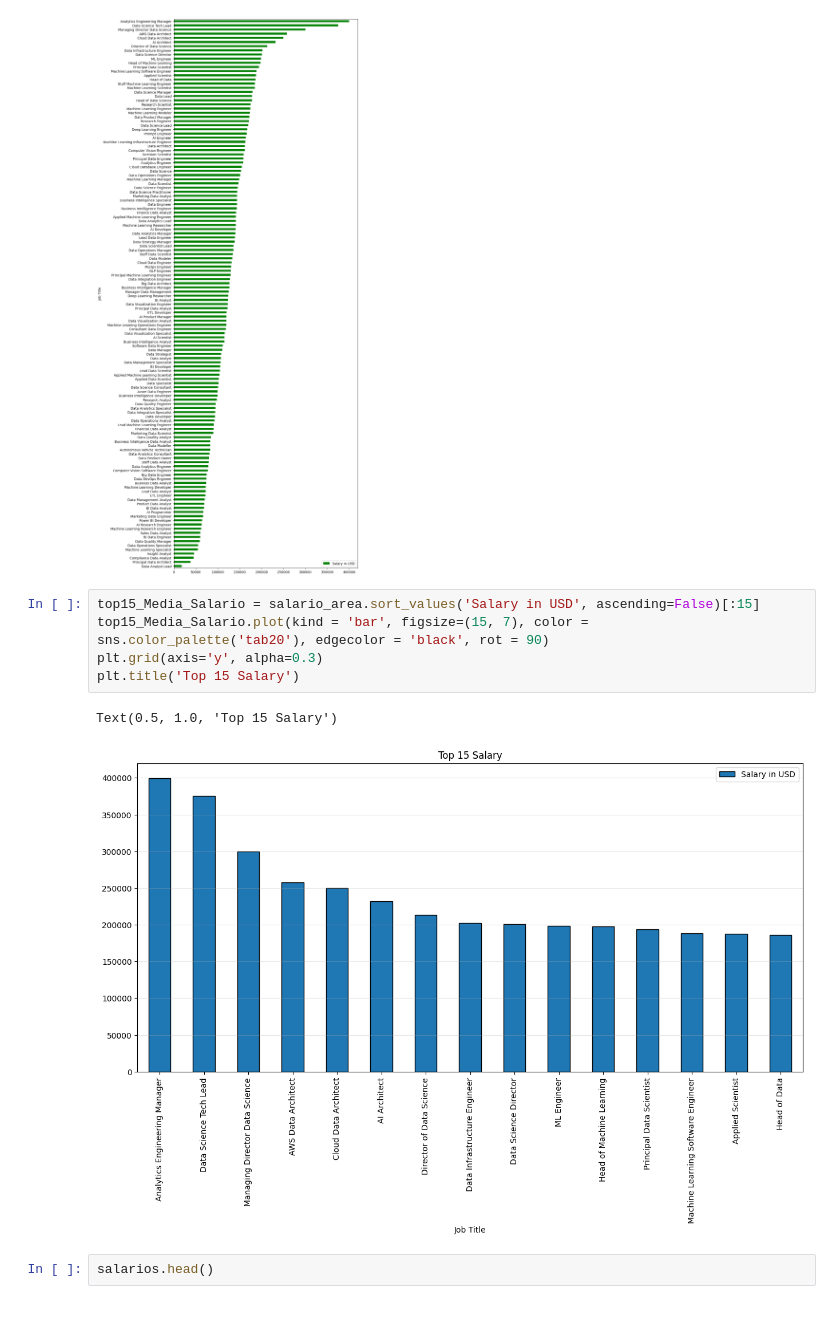
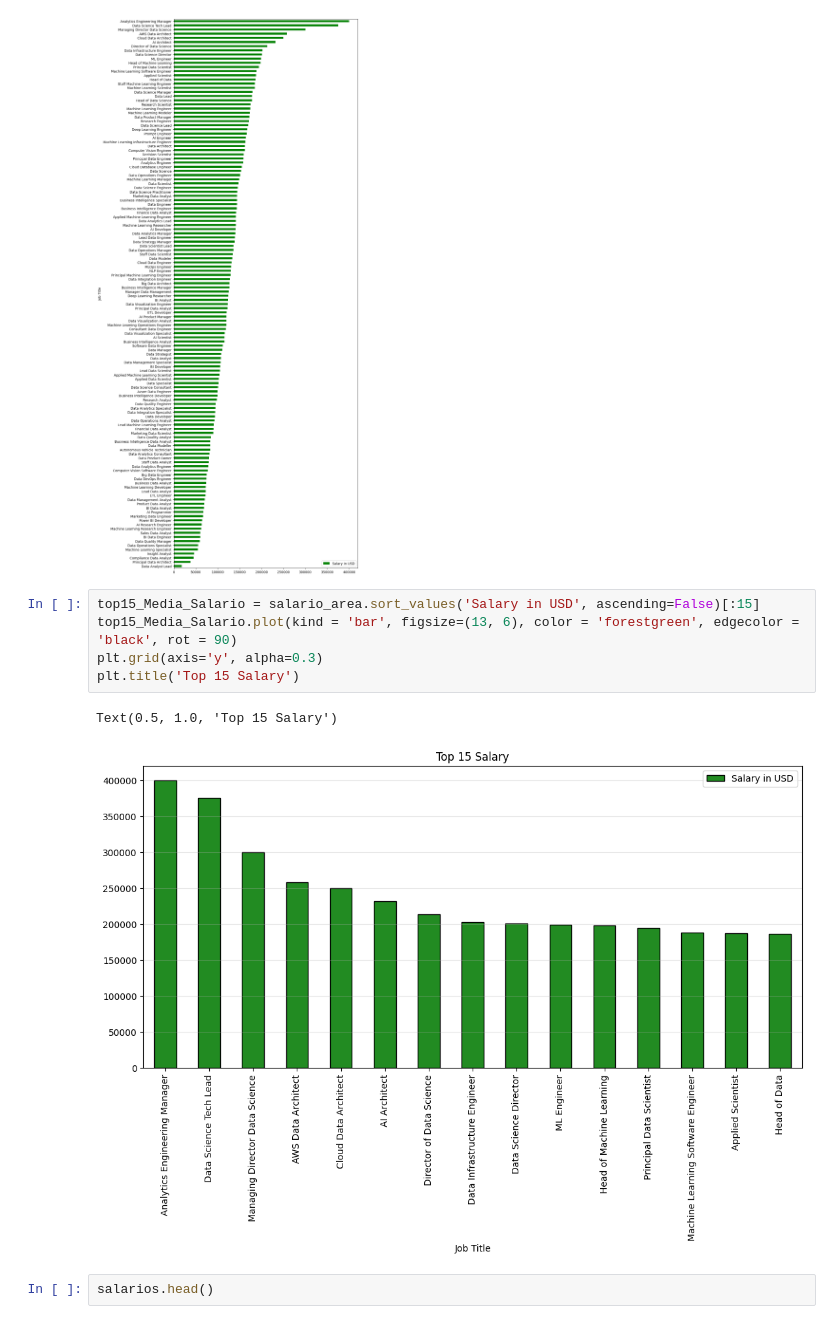
Before and after one commit to LiliamLtx/DataScience, a Jupyter notebook: salarios2024.ipynb, the cells around one changed output. Saved outputs shown, nothing was run; the diff lists cells and outputs as text.

```diff
--- a/salarios2024.ipynb
+++ b/salarios2024.ipynb
@@ -204,12 +204,12 @@ salario_area.plot(kind='barh', figsize=(10, 30), color ='green');
 [figure]
 # %%
 top15_Media_Salario = salario_area.sort_values('Salary in USD', ascending=False)[:15]
-top15_Media_Salario.plot(kind = 'bar', figsize=(15, 7), color = sns.color_palette('tab20'), edgecolor = 'black', rot = 90)
+top15_Media_Salario.plot(kind = 'bar', figsize=(13, 6), color = 'forestgreen', edgecolor = 'black', rot = 90)
 plt.grid(axis='y', alpha=0.3)
 plt.title('Top 15 Salary')
 # %% [output]
 Text(0.5, 1.0, 'Top 15 Salary')
-[figure, old version]
+[figure, new version]
 # %%
 salarios.head()
 # %% [output]
```
